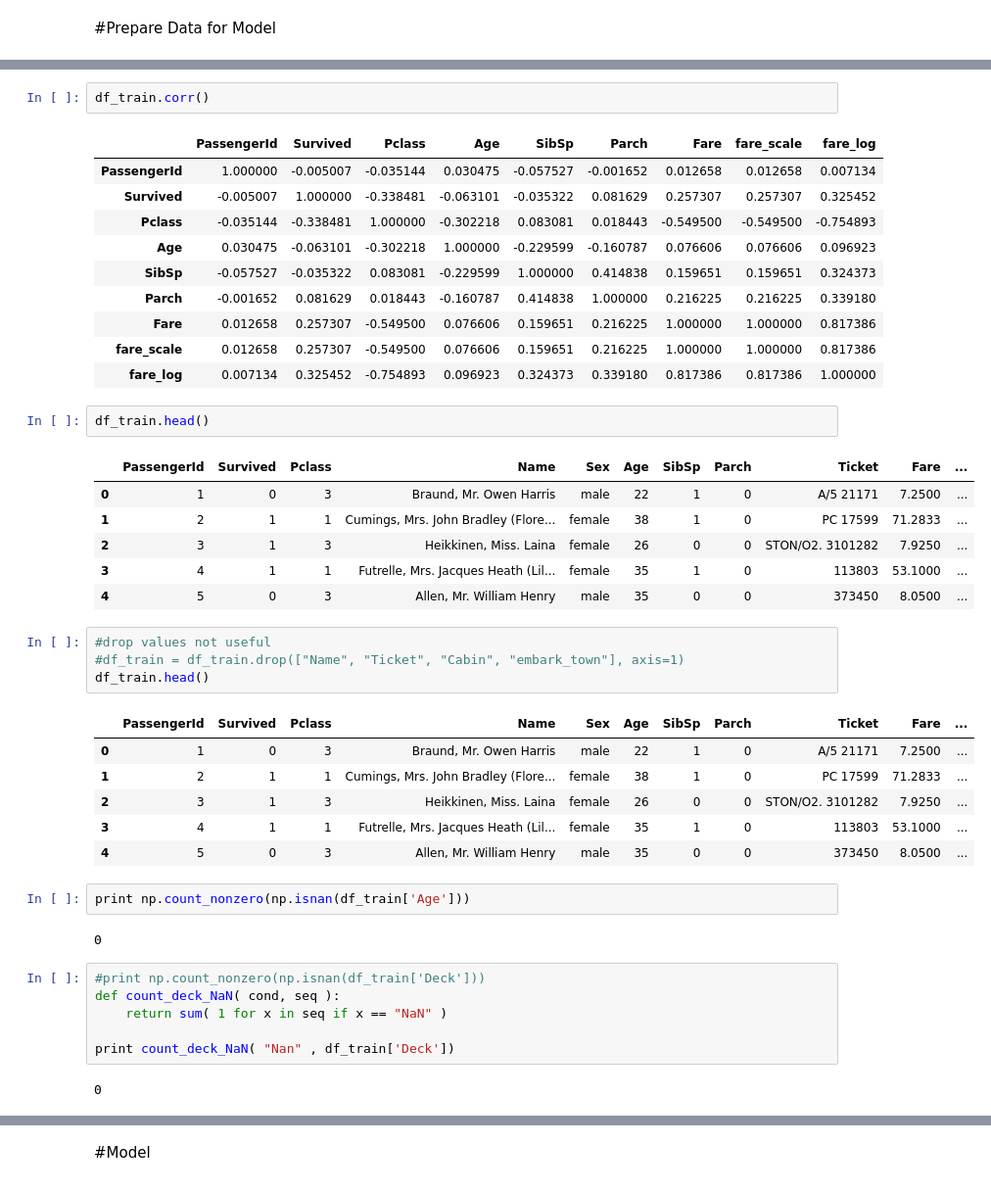
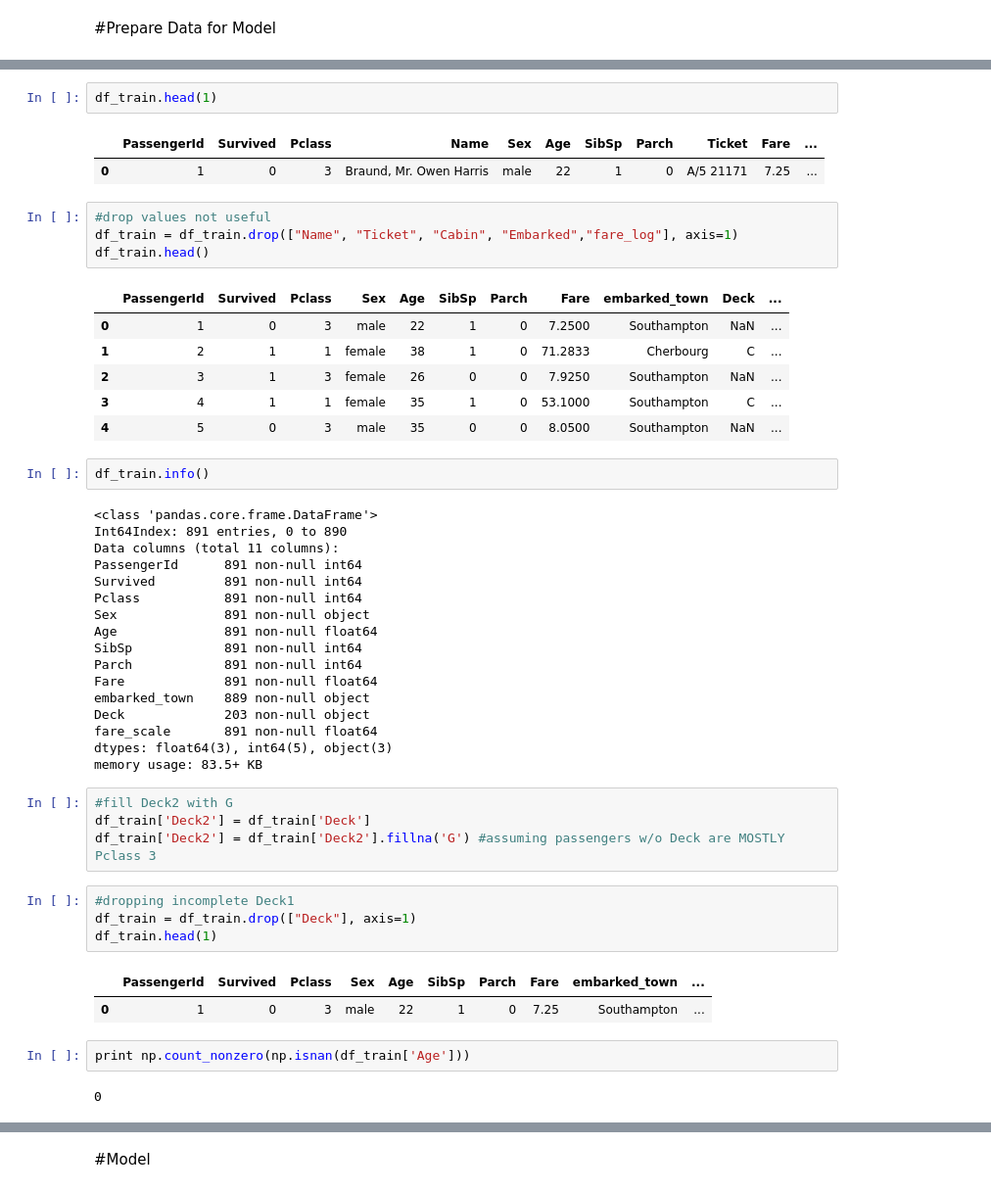
Before and after one commit to cryhughes/DAT_SF_12, a Jupyter notebook: HW3/HW3-Logistic-Regression-RH-v4_exploring_OttoNotes-RH.ipynb, the cells around one changed output, grey strips where cells are left out. Shown at 98% size. Drawn from its saved outputs; the diff is of its cells as text.

```diff
--- a/HW3/HW3-Logistic-Regression-RH-v4_exploring_OttoNotes-RH.ipynb
+++ b/HW3/HW3-Logistic-Regression-RH-v4_exploring_OttoNotes-RH.ipynb
@@ -489,45 +517,50 @@ sns.factorplot("Pclass", "Survived", data=df_train, hue="Sex")
+# %%
+df_train.head(1)
+# %% [output]
+|  | PassengerId | Survived | Pclass | Name | Sex | Age | SibSp | Parch | Ticket | Fare | ... |
+| 0 | 1 | 0 | 3 | Braund, Mr. Owen Harris | male | 22 | 1 | 0 | A/5 21171 | 7.25 | ... |
+# %%
+#drop values not useful
+df_train = df_train.drop(["Name", "Ticket", "Cabin", "Embarked","fare_log"], axis=1)
+df_train.head()
+# %% [output]
+|  | PassengerId | Survived | Pclass | Sex | Age | SibSp | Parch | Fare | embarked_town | Deck | ... |
+| 0 | 1 | 0 | 3 | male | 22 | 1 | 0 | 7.2500 | Southampton | NaN | ... |
+| 1 | 2 | 1 | 1 | female | 38 | 1 | 0 | 71.2833 | Cherbourg | C | ... |
+| 2 | 3 | 1 | 3 | female | 26 | 0 | 0 | 7.9250 | Southampton | NaN | ... |
+| 3 | 4 | 1 | 1 | female | 35 | 1 | 0 | 53.1000 | Southampton | C | ... |
+| 4 | 5 | 0 | 3 | male | 35 | 0 | 0 | 8.0500 | Southampton | NaN | ... |
 # %%
-df_train.corr()
+df_train.info()
 # %% [output]
-|  | PassengerId | Survived | Pclass | Age | SibSp | Parch | Fare | fare_scale | fare_log |
-| PassengerId | 1.000000 | -0.005007 | -0.035144 | 0.030475 | -0.057527 | -0.001652 | 0.012658 | 0.012658 | 0.007134 |
-| Survived | -0.005007 | 1.000000 | -0.338481 | -0.063101 | -0.035322 | 0.081629 | 0.257307 | 0.257307 | 0.325452 |
-| Pclass | -0.035144 | -0.338481 | 1.000000 | -0.302218 | 0.083081 | 0.018443 | -0.549500 | -0.549500 | -0.754893 |
-| Age | 0.030475 | -0.063101 | -0.302218 | 1.000000 | -0.229599 | -0.160787 | 0.076606 | 0.076606 | 0.096923 |
-| SibSp | -0.057527 | -0.035322 | 0.083081 | -0.229599 | 1.000000 | 0.414838 | 0.159651 | 0.159651 | 0.324373 |
-| Parch | -0.001652 | 0.081629 | 0.018443 | -0.160787 | 0.414838 | 1.000000 | 0.216225 | 0.216225 | 0.339180 |
-| Fare | 0.012658 | 0.257307 | -0.549500 | 0.076606 | 0.159651 | 0.216225 | 1.000000 | 1.000000 | 0.817386 |
-| fare_scale | 0.012658 | 0.257307 | -0.549500 | 0.076606 | 0.159651 | 0.216225 | 1.000000 | 1.000000 | 0.817386 |
-| fare_log | 0.007134 | 0.325452 | -0.754893 | 0.096923 | 0.324373 | 0.339180 | 0.817386 | 0.817386 | 1.000000 |
+<class 'pandas.core.frame.DataFrame'>
+Int64Index: 891 entries, 0 to 890
+Data columns (total 11 columns):
+PassengerId      891 non-null int64
+Survived         891 non-null int64
+Pclass           891 non-null int64
+Sex              891 non-null object
+Age              891 non-null float64
+SibSp            891 non-null int64
+Parch            891 non-null int64
+Fare             891 non-null float64
+embarked_town    889 non-null object
+Deck             203 non-null object
+fare_scale       891 non-null float64
+dtypes: float64(3), int64(5), object(3)
+memory usage: 83.5+ KB
-# %%
-df_train.head()
-# %% [output]
-|  | PassengerId | Survived | Pclass | Name | Sex | Age | SibSp | Parch | Ticket | Fare | ... |
-| 0 | 1 | 0 | 3 | Braund, Mr. Owen Harris | male | 22 | 1 | 0 | A/5 21171 | 7.2500 | ... |
-| 1 | 2 | 1 | 1 | Cumings, Mrs. John Bradley (Flore... | female | 38 | 1 | 0 | PC 17599 | 71.2833 | ... |
-| 2 | 3 | 1 | 3 | Heikkinen, Miss. Laina | female | 26 | 0 | 0 | STON/O2. 3101282 | 7.9250 | ... |
-| 3 | 4 | 1 | 1 | Futrelle, Mrs. Jacques Heath (Lil... | female | 35 | 1 | 0 | 113803 | 53.1000 | ... |
-| 4 | 5 | 0 | 3 | Allen, Mr. William Henry | male | 35 | 0 | 0 | 373450 | 8.0500 | ... |
+# %%
+#fill Deck2 with G
+df_train['Deck2'] = df_train['Deck']
+df_train['Deck2'] = df_train['Deck2'].fillna('G') #assuming passengers w/o Deck are MOSTLY Pclass 3
 # %%
-#drop values not useful
-#df_train = df_train.drop(["Name", "Ticket", "Cabin", "embark_town"], axis=1)
-df_train.head()
+#dropping incomplete Deck1
+df_train = df_train.drop(["Deck"], axis=1)
+df_train.head(1)
 # %% [output]
-|  | PassengerId | Survived | Pclass | Name | Sex | Age | SibSp | Parch | Ticket | Fare | ... |
-| 0 | 1 | 0 | 3 | Braund, Mr. Owen Harris | male | 22 | 1 | 0 | A/5 21171 | 7.2500 | ... |
-| 1 | 2 | 1 | 1 | Cumings, Mrs. John Bradley (Flore... | female | 38 | 1 | 0 | PC 17599 | 71.2833 | ... |
-| 2 | 3 | 1 | 3 | Heikkinen, Miss. Laina | female | 26 | 0 | 0 | STON/O2. 3101282 | 7.9250 | ... |
-| 3 | 4 | 1 | 1 | Futrelle, Mrs. Jacques Heath (Lil... | female | 35 | 1 | 0 | 113803 | 53.1000 | ... |
-| 4 | 5 | 0 | 3 | Allen, Mr. William Henry | male | 35 | 0 | 0 | 373450 | 8.0500 | ... |
+|  | PassengerId | Survived | Pclass | Sex | Age | SibSp | Parch | Fare | embarked_town | ... |
+| 0 | 1 | 0 | 3 | male | 22 | 1 | 0 | 7.25 | Southampton | ... |
 # %%
 print np.count_nonzero(np.isnan(df_train['Age']))
 # %% [output]
 0
-# %%
-#print np.count_nonzero(np.isnan(df_train['Deck']))
-def count_deck_NaN( cond, seq ):
-    return sum( 1 for x in seq if x == "NaN" )
-
-print count_deck_NaN( "Nan" , df_train['Deck'])
-# %% [output]
-0
```
Also changed, not shown: parts of 83 cells of this notebook.
